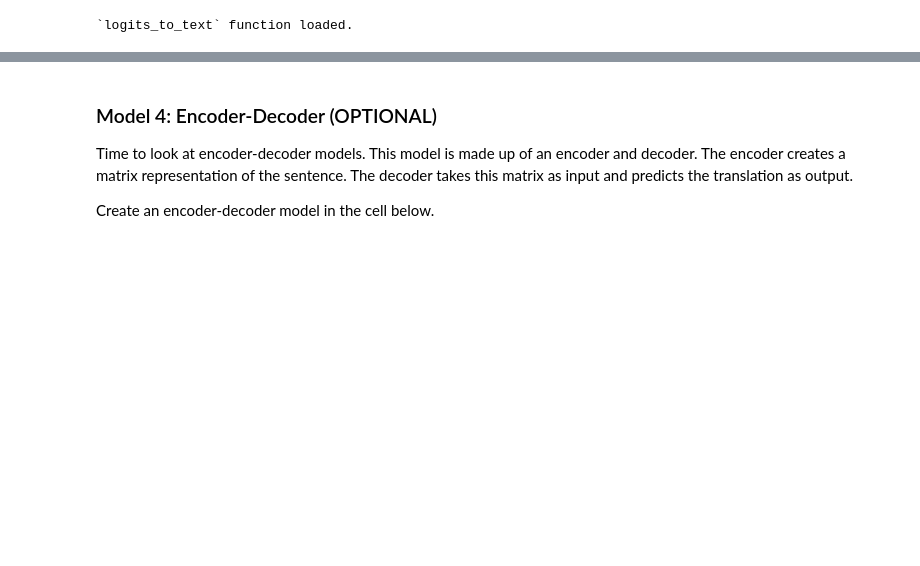
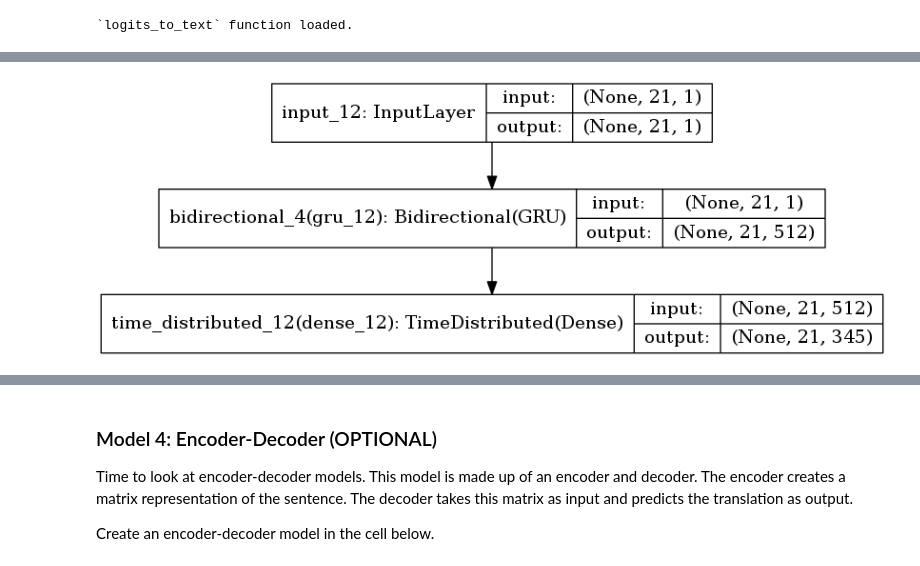
Before and after one commit to JcFreya/UD-NLP-proj2-Machine-Translation, a Jupyter notebook: machine_translation.ipynb, the cells around one changed output, grey strips where cells are left out. Saved outputs shown, nothing was run; the diff lists cells and outputs as text; code cells hidden in the pictures; blank space fills up the shorter version.

```diff
--- a/machine_translation.ipynb
+++ b/machine_translation.ipynb
@@ -407,13 +488,14 @@ def bd_model(input_shape, output_sequence_length, english_vocab_size, french_voc
     learning_rate = 1e-3
 
     input_seq = Input(input_shape[1:])
-    rnn = Bidirectional(GRU(64, return_sequences=True))(input_seq)
-    logits = TimeDistributed(Dense(french_vocab_size))(rnn)
+    bd_rnn = Bidirectional(GRU(256, return_sequences=True))(input_seq)
+    output = TimeDistributed(Dense(french_vocab_size, activation='softmax'))(bd_rnn)
 
-    model = Model(input_seq, Activation('softmax')(logits))
+    model = Model(inputs=input_seq, outputs=output)
     model.compile(loss=sparse_categorical_crossentropy,
                  optimizer=Adam(learning_rate),
                  metrics=['accuracy'])
+    model.summary()
 
     return model
 
@@ -431,4 +513,7 @@ bd_rnn_model = bd_model(
     french_vocab_size+1)
 
 bd_rnn_model.fit(tmp_x, preproc_french_sentences, batch_size=1024, epochs=10, validation_split=0.2)
+
+# TODO: Print prediction(s)
+print(logits_to_text(bd_rnn_model.predict(tmp_x[:1])[0], french_tokenizer))
 # %% [output]
@@ -452,0 +559,9 @@ Epoch 10/10
+# %%
+# visualisation of the model
+from keras.utils import plot_model
+from IPython.display import Image
+
+plot_model(bd_rnn_model, show_shapes=True, show_layer_names=True, to_file='bd_model.png')
+Image('bd_model.png')
+# %% [output]
+[figure, added]
```
Also changed, not shown: parts of 19 cells of this notebook.
